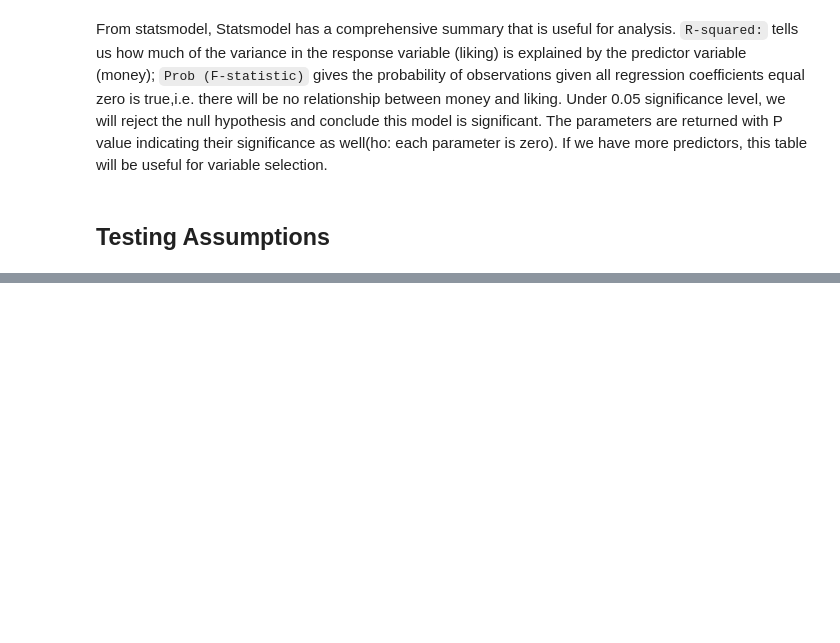
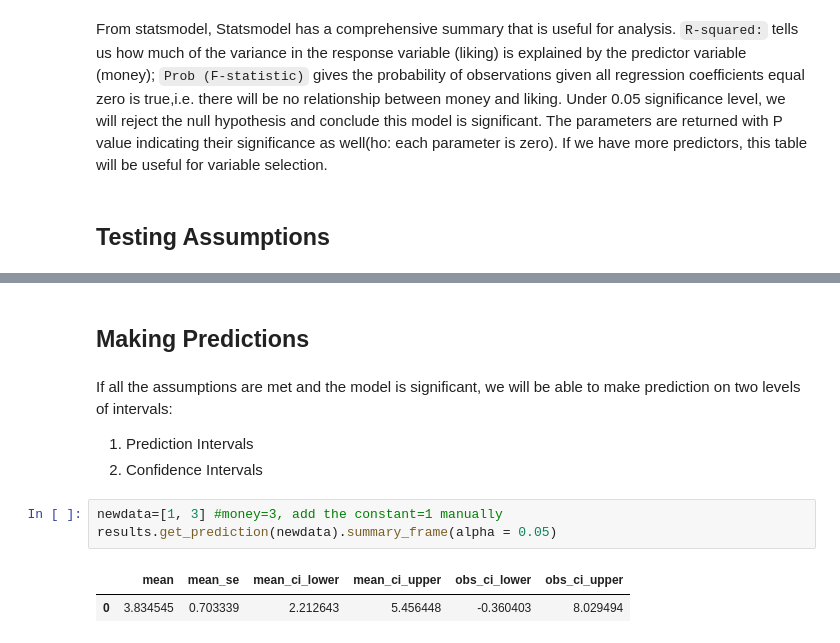
Before and after one commit to AilingLiu/Inferential_Statistics, a Jupyter notebook: Inferential_Statistics.ipynb, the cells around one changed output, grey strips where cells are left out. Drawn from its saved outputs; the diff is of its cells as text; blank space fills up the shorter version.

```diff
--- a/Inferential_Statistics.ipynb
+++ b/Inferential_Statistics.ipynb
@@ -588,0 +620,12 @@ From statsmodel, Statsmodel has a comprehensive summary that is useful for analy
+# %% [markdown]
+## Making Predictions
+# %% [markdown]
+If all the assumptions are met and the model is significant, we will be able to make prediction on two levels of intervals:
+1.  Prediction Intervals
+2.  Confidence Intervals
+# %%
+newdata=[1, 3] #money=3, add the constant=1 manually
+results.get_prediction(newdata).summary_frame(alpha = 0.05)
+# %% [output]
+|  | mean | mean_se | mean_ci_lower | mean_ci_upper | obs_ci_lower | obs_ci_upper |
+| 0 | 3.834545 | 0.703339 | 2.212643 | 5.456448 | -0.360403 | 8.029494 |
```
Also changed, not shown: parts of 27 cells of this notebook.
